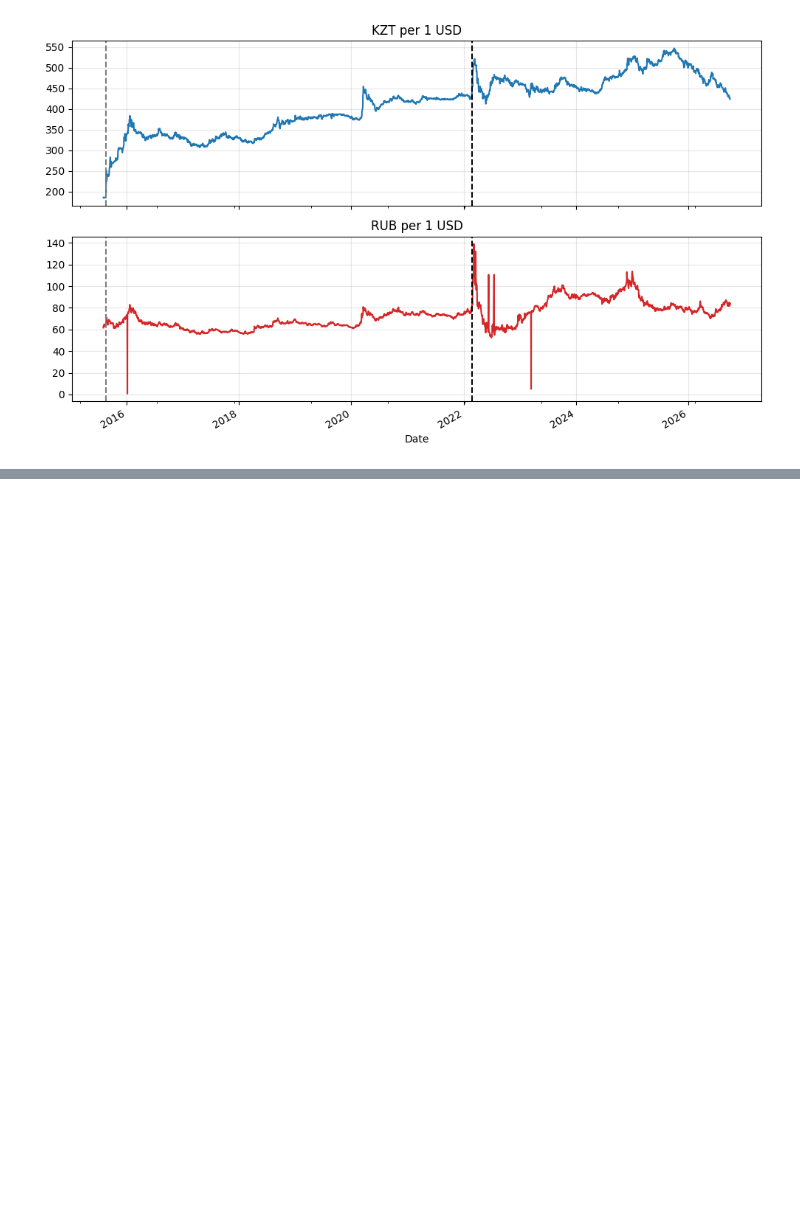
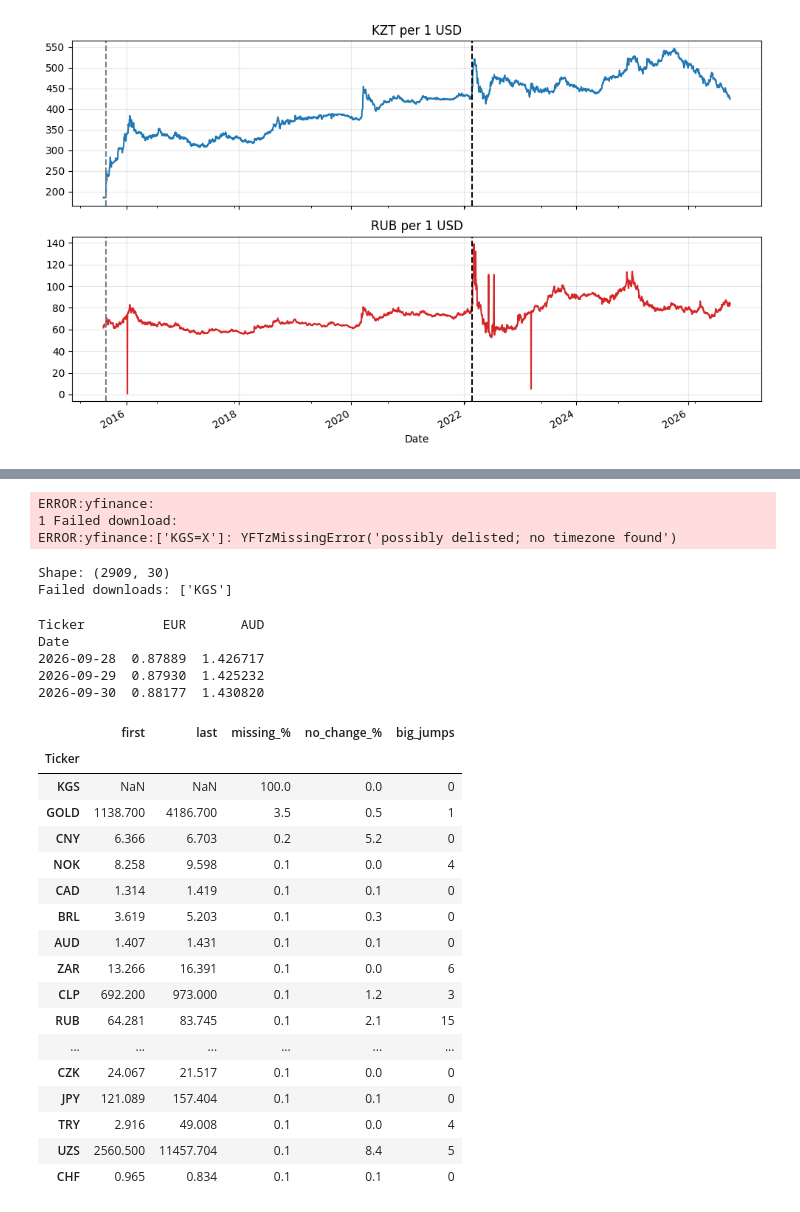
Before and after one commit to saratyulyuova/tenge-ruble-network, a Jupyter notebook: network_analysis.ipynb, the cells around one changed output, grey strips where cells are left out. Cells and saved outputs as stored; diff of their text form; code cells hidden in the pictures; blank space fills up the shorter version.

```diff
--- a/network_analysis.ipynb
+++ b/network_analysis.ipynb
@@ -92,0 +123,62 @@ Saved to /content/drive/MyDrive/tenge-ruble-network/data
+# %%
+all_tickers = list(currencies.values()) + list(factors.values())
+raw = yf.download(all_tickers, start="2015-08-01", end="2026-10-01", progress=False)["Close"]
+
+# rename columns from tickers to our short names
+ticker_to_name = {t: n for n, t in {**currencies, **factors}.items()}
+raw = raw.rename(columns=ticker_to_name)
+
+# which series failed completely?
+failed = [c for c in raw.columns if raw[c].isna().all()]
+print("Shape:", raw.shape)
+print("Failed downloads:", failed if failed else "none")
+# %% [output]
+ERROR:yfinance:
+1 Failed download:
+ERROR:yfinance:['KGS=X']: YFTzMissingError('possibly delisted; no timezone found')
+Shape: (2909, 30)
+Failed downloads: ['KGS']
+# %%
+prices = raw[list(currencies) + ["GOLD"]].copy()     # currencies + gold
+fac = raw[["OIL", "DXY", "VIX"]].copy()               # external factors
+
+for c in invert:
+    prices[c] = 1 / prices[c]                         # now EUR, AUD = units per 1 USD
+
+print(prices[["EUR", "AUD"]].tail(3))
+# %% [output]
+Ticker          EUR       AUD
+Date
+2026-09-28  0.87889  1.426717
+2026-09-29  0.87930  1.425232
+2026-09-30  0.88177  1.430820
+# %%
+period = prices.loc["2015-09-01":]   # our study period
+
+check = pd.DataFrame({
+    "first":       period.bfill().iloc[0].round(3),                    # first value
+    "last":        period.ffill().iloc[-1].round(3),                   # last value
+    "missing_%":   (period.isna().mean() * 100).round(1),              # share of empty days
+    "no_change_%": ((period.diff() == 0).mean() * 100).round(1),       # share of days with zero change
+    "big_jumps":   (np.log(period).diff().abs() > 0.10).sum(),         # days with >10% move
+})
+check.sort_values("missing_%", ascending=False)
+# %% [output]
+|  | first | last | missing_% | no_change_% | big_jumps |
+| Ticker |  |  |  |  |  |
+| KGS | NaN | NaN | 100.0 | 0.0 | 0 |
+| GOLD | 1138.700 | 4186.700 | 3.5 | 0.5 | 1 |
+| CNY | 6.366 | 6.703 | 0.2 | 5.2 | 0 |
+| NOK | 8.258 | 9.598 | 0.1 | 0.0 | 4 |
+| CAD | 1.314 | 1.419 | 0.1 | 0.1 | 0 |
+| BRL | 3.619 | 5.203 | 0.1 | 0.3 | 0 |
+| AUD | 1.407 | 1.431 | 0.1 | 0.1 | 0 |
+| ZAR | 13.266 | 16.391 | 0.1 | 0.0 | 6 |
+| CLP | 692.200 | 973.000 | 0.1 | 1.2 | 3 |
+| RUB | 64.281 | 83.745 | 0.1 | 2.1 | 15 |
+| ... | ... | ... | ... | ... | ... |
+| CZK | 24.067 | 21.517 | 0.1 | 0.0 | 0 |
+| JPY | 121.089 | 157.404 | 0.1 | 0.1 | 0 |
+| TRY | 2.916 | 49.008 | 0.1 | 0.0 | 4 |
+| UZS | 2560.500 | 11457.704 | 0.1 | 8.4 | 5 |
+| CHF | 0.965 | 0.834 | 0.1 | 0.1 | 0 |
```
Also changed, not shown: parts of 15 cells of this notebook.
